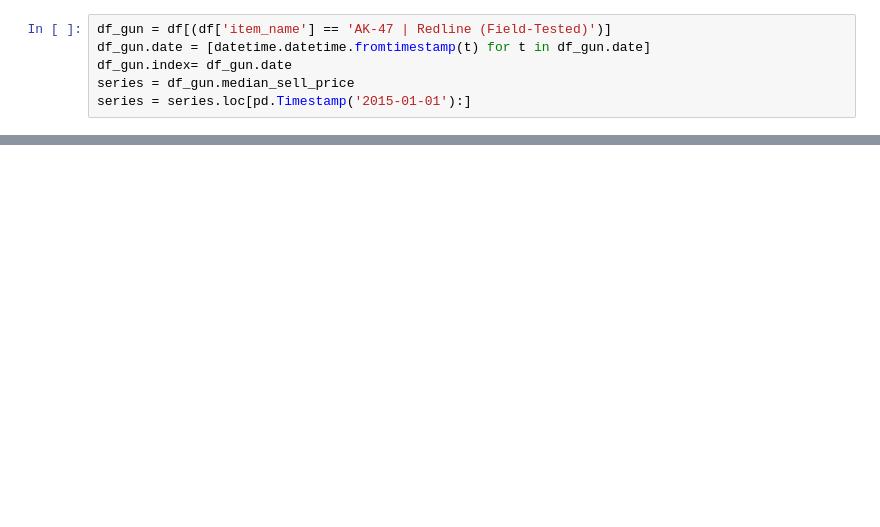
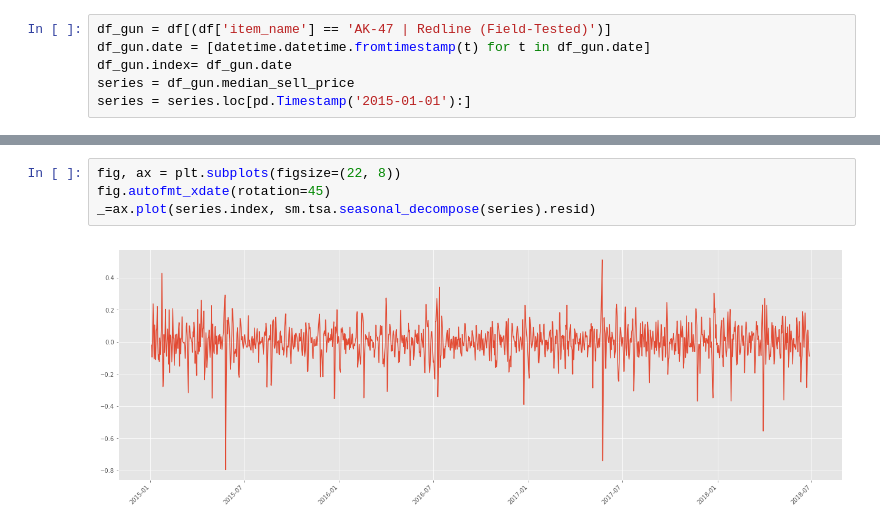
Before and after one commit to AkshayJ0shi/steam_anomaly_detection_capstone, a Jupyter notebook: series_arima.ipynb, the cells around one changed output, grey strips where cells are left out. Saved outputs shown, nothing was run; the diff lists cells and outputs as text; blank space fills up the shorter version.

```diff
--- a/series_arima.ipynb
+++ b/series_arima.ipynb
@@ -46,0 +48,6 @@ plot_moving_average(series, ax)
+# %%
+fig, ax = plt.subplots(figsize=(22, 8))
+fig.autofmt_xdate(rotation=45)
+_=ax.plot(series.index, sm.tsa.seasonal_decompose(series).resid)
+# %% [output]
+[figure, added]
```
Also changed, not shown: parts of 10 cells of this notebook.
